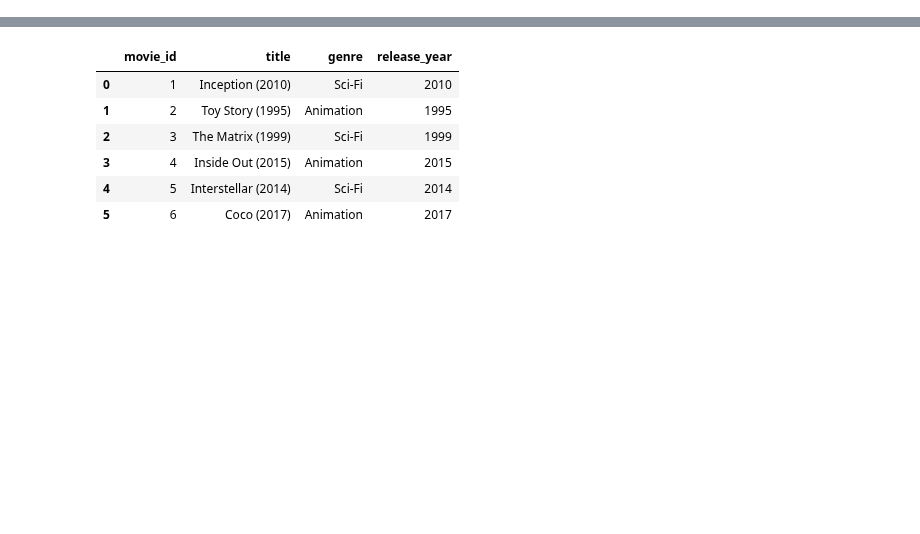
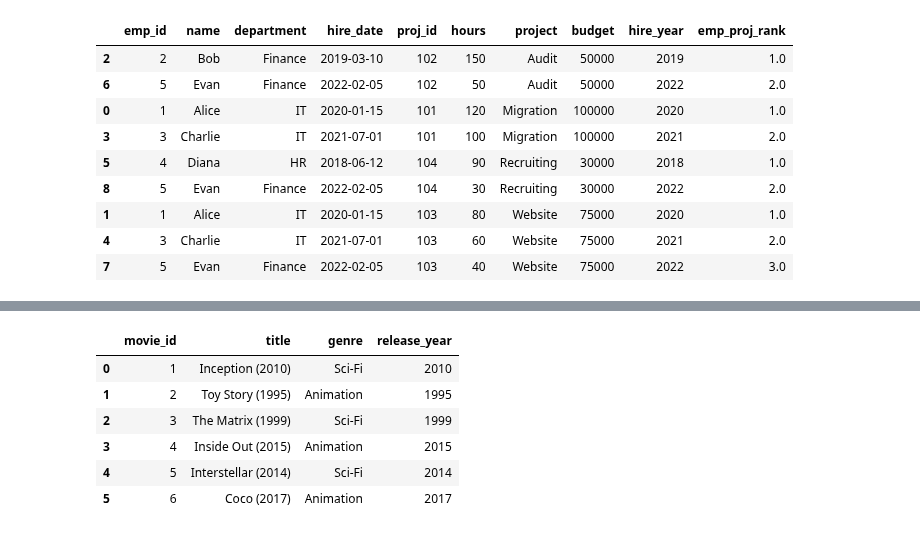
Before and after one commit to edmiller824/sf_tech, a Jupyter notebook: reps.ipynb, the cells around one changed output, grey strips where cells are left out. Drawn from its saved outputs; the diff is of its cells as text; code cells hidden in the pictures; blank space fills up the shorter version.

```diff
--- a/reps.ipynb
+++ b/reps.ipynb
@@ -1,3 +1,78 @@
+# %%
+"""
+
+"""
+
+import pandas as pd
+
+employees = pd.DataFrame({
+    "emp_id": [1,2,3,4,5],
+    "name": ["Alice","Bob","Charlie","Diana","Evan"],
+    "department": ["IT","Finance","IT","HR","Finance"],
+    "hire_date": pd.to_datetime(["2020-01-15","2019-03-10","2021-07-01","2018-06-12","2022-02-05"])
+})
+
+projects = pd.DataFrame({
+    "proj_id": [101,102,103,104],
+    "project": ["Migration","Audit","Website","Recruiting"],
+    "department": ["IT","Finance","IT","HR"],
+    "budget": [100000, 50000, 75000, 30000]
+})
+
+timesheets = pd.DataFrame({
+    "emp_id": [1,1,2,3,3,4,5,5,5],
+    "proj_id": [101,103,102,101,103,104,102,103,104],
+    "hours": [120, 80, 150, 100, 60, 90, 50, 40, 30]
+})
+
+# 1.	Join employees ↔ timesheets ↔ projects into a single table.
+merged_et = employees.merge(timesheets, how='inner', on='emp_id')
+merged = merged_et.merge(projects, how='inner', on='proj_id', suffixes=('_left', '_right'))
+merged.drop('department_right', axis='columns', inplace=True)
+merged.rename(columns={'department_left': 'department'}, inplace=True)
+# merged
+# 2.	Compute total hours logged per employee.
+emp_hours = merged.groupby(['emp_id', 'name', 'department'], as_index=False).agg(hours_logged=('hours', 'sum'))
+
+# 3.	Find the top project by total hours (tie-safe).
+project_hours = merged.groupby(['proj_id', 'project'], as_index=False).agg(proj_hours=('hours', 'sum'))
+project_hours['hours_rank'] = project_hours['proj_hours'].rank(ascending=False, method='first')
+top_project = project_hours[project_hours['hours_rank'] == 1]
+
+# 4.	For each department, calculate the average project budget.
+avg_budget = merged.groupby('department', as_index=False).agg(avg_budget=('budget', 'mean'))
+
+# 5.	List employees who worked on more than 1 project.
+project_count = merged.groupby(['emp_id', 'name'], as_index=False).agg(proj_count=('proj_id', 'count'))
+proj_emp_list = project_count[project_count['proj_count'] > 1].name.to_list()
+
+# 6.	Using a list comprehension, extract each employee’s hire year into a new column.
+merged['hire_year'] = [int(x.split('-')[0]) for x in merged['hire_date'].astype(str)]
+merged
+
+
+# 7.	Compute each employee’s % of total project hours within their department.
+department_hrs = merged.groupby('department', as_index=False).agg(dept_hours=('hours', 'sum'))
+dept_merge = emp_hours.merge(department_hrs, how='left', on='department')
+dept_merge['dept_pct'] = dept_merge['hours_logged'] / dept_merge['dept_hours']
+
+# 8.	Bonus (window): for each project, rank employees by hours worked (dense rank).
+merged['emp_proj_rank'] = merged.groupby(['project', 'proj_id'], group_keys=False)['hours'].rank(ascending=False, method='dense')
+merged.sort_values(by=['project', 'emp_proj_rank'])
+
+
+........start here by submitting to tech support
+# %% [output]
+|  | emp_id | name | department | hire_date | proj_id | hours | project | budget | hire_year | emp_proj_rank |
+| 2 | 2 | Bob | Finance | 2019-03-10 | 102 | 150 | Audit | 50000 | 2019 | 1.0 |
+| 6 | 5 | Evan | Finance | 2022-02-05 | 102 | 50 | Audit | 50000 | 2022 | 2.0 |
+| 0 | 1 | Alice | IT | 2020-01-15 | 101 | 120 | Migration | 100000 | 2020 | 1.0 |
+| 3 | 3 | Charlie | IT | 2021-07-01 | 101 | 100 | Migration | 100000 | 2021 | 2.0 |
+| 5 | 4 | Diana | HR | 2018-06-12 | 104 | 90 | Recruiting | 30000 | 2018 | 1.0 |
+| 8 | 5 | Evan | Finance | 2022-02-05 | 104 | 30 | Recruiting | 30000 | 2022 | 2.0 |
+| 1 | 1 | Alice | IT | 2020-01-15 | 103 | 80 | Website | 75000 | 2020 | 1.0 |
+| 4 | 3 | Charlie | IT | 2021-07-01 | 103 | 60 | Website | 75000 | 2021 | 2.0 |
+| 7 | 5 | Evan | Finance | 2022-02-05 | 103 | 40 | Website | 75000 | 2022 | 3.0 |
 # %%
 """
 	1.	Revenue per order: join orders → lines → products and compute order_value (sum of quantity*unit_price per order).
```
Also changed, not shown: parts of 1 cell of this notebook.
